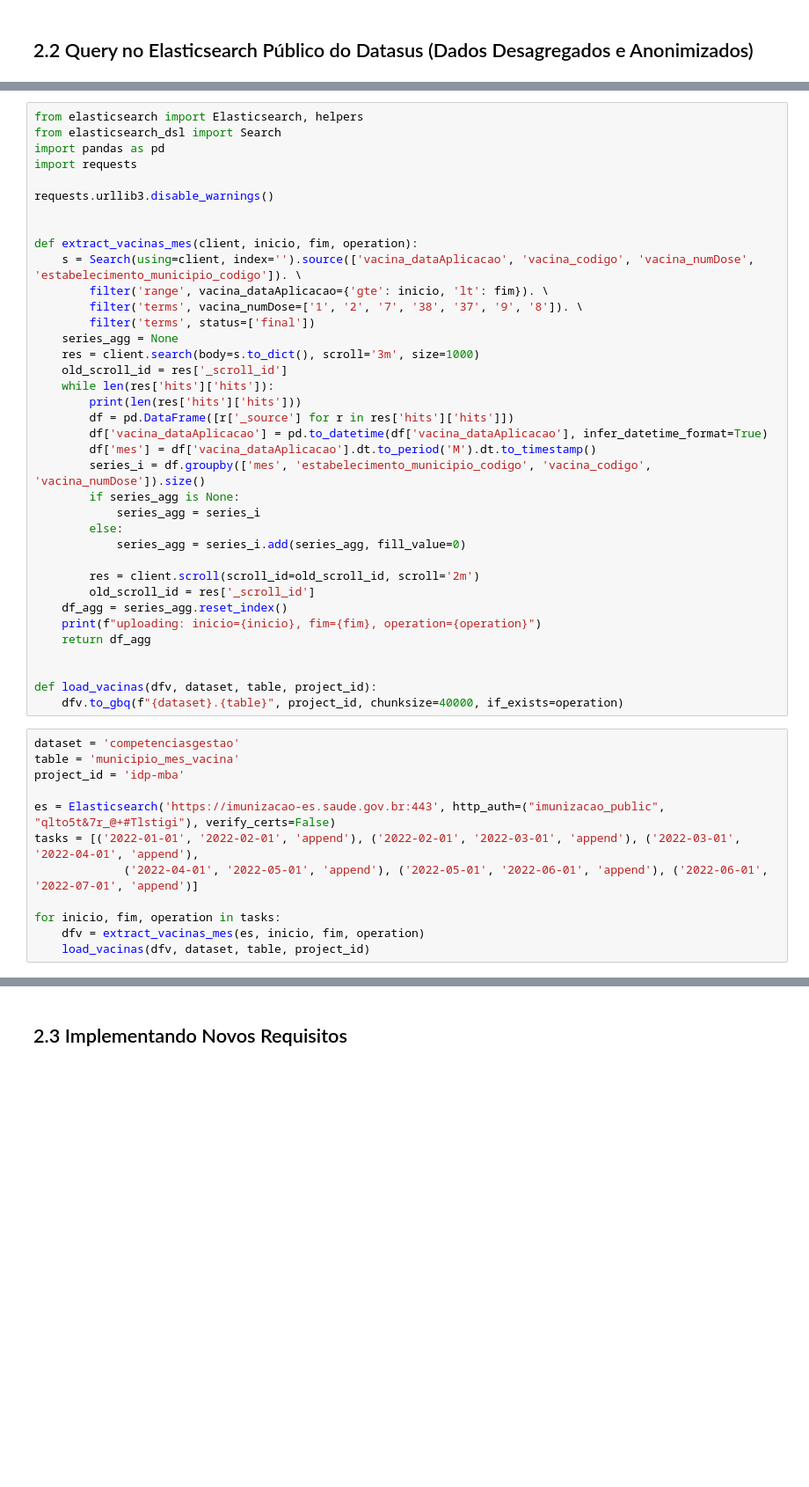
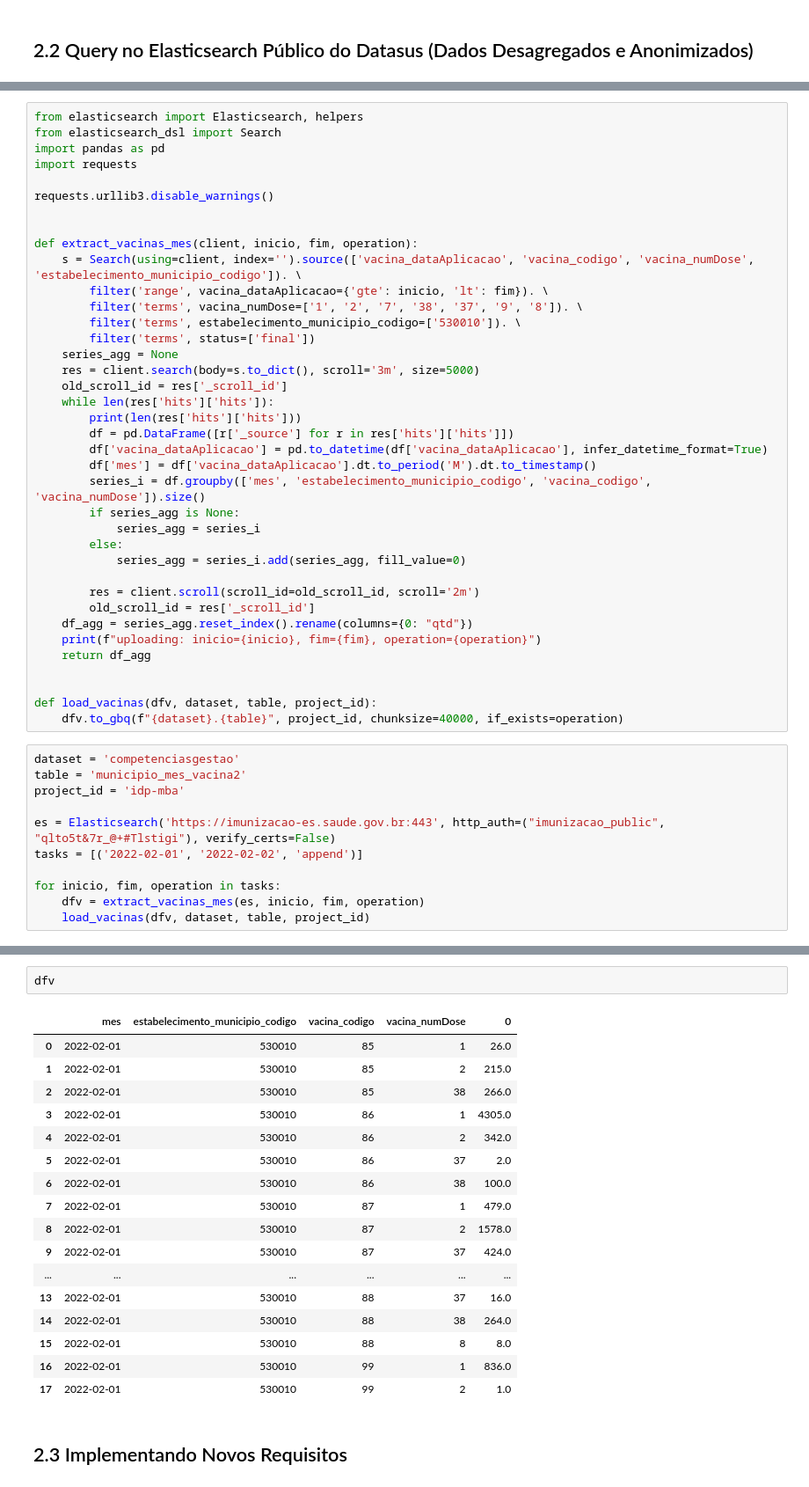
Before and after one commit to alexlopespereira/idp_competenciasdegestao, a Jupyter notebook: Notebooks/Aula2_VacinacaoCOVID19.ipynb, the cells around one changed output, grey strips where cells are left out. Shown at 88% size. Cells and saved outputs as stored; diff of their text form; blank space fills up the shorter version.

```diff
--- a/Notebooks/Aula2_VacinacaoCOVID19.ipynb
+++ b/Notebooks/Aula2_VacinacaoCOVID19.ipynb
@@ -111,9 +103,10 @@ def extract_vacinas_mes(client, inicio, fim, operation):
     s = Search(using=client, index='').source(['vacina_dataAplicacao', 'vacina_codigo', 'vacina_numDose', 'estabelecimento_municipio_codigo']). \
         filter('range', vacina_dataAplicacao={'gte': inicio, 'lt': fim}). \
         filter('terms', vacina_numDose=['1', '2', '7', '38', '37', '9', '8']). \
+        filter('terms', estabelecimento_municipio_codigo=['530010']). \
         filter('terms', status=['final'])
     series_agg = None
-    res = client.search(body=s.to_dict(), scroll='3m', size=1000)
+    res = client.search(body=s.to_dict(), scroll='3m', size=5000)
     old_scroll_id = res['_scroll_id']
     while len(res['hits']['hits']):
         print(len(res['hits']['hits']))
@@ -128,7 +121,7 @@ def extract_vacinas_mes(client, inicio, fim, operation):
 
         res = client.scroll(scroll_id=old_scroll_id, scroll='2m')
         old_scroll_id = res['_scroll_id']
-    df_agg = series_agg.reset_index()
+    df_agg = series_agg.reset_index().rename(columns={0: "qtd"})
     print(f"uploading: inicio={inicio}, fim={fim}, operation={operation}")
     return df_agg
 
@@ -137,12 +130,11 @@ def load_vacinas(dfv, dataset, table, project_id):
     dfv.to_gbq(f"{dataset}.{table}", project_id, chunksize=40000, if_exists=operation)
 # %%
 dataset = 'competenciasgestao'
-table = 'municipio_mes_vacina'
+table = 'municipio_mes_vacina2'
 project_id = 'idp-mba'
 
 es = Elasticsearch('https://imunizacao-es.saude.gov.br:443', http_auth=("imunizacao_public", "qlto5t&7r_@+#Tlstigi"), verify_certs=False)
-tasks = [('2022-01-01', '2022-02-01', 'append'), ('2022-02-01', '2022-03-01', 'append'), ('2022-03-01', '2022-04-01', 'append'),
-             ('2022-04-01', '2022-05-01', 'append'), ('2022-05-01', '2022-06-01', 'append'), ('2022-06-01', '2022-07-01', 'append')]
+tasks = [('2022-02-01', '2022-02-02', 'append')]
 
 for inicio, fim, operation in tasks:
     dfv = extract_vacinas_mes(es, inicio, fim, operation)
@@ -150,3 +148,23 @@ for inicio, fim, operation in tasks:
+# %%
+dfv
+# %% [output]
+|  | mes | estabelecimento_municipio_codigo | vacina_codigo | vacina_numDose | 0 |
+| 0 | 2022-02-01 | 530010 | 85 | 1 | 26.0 |
+| 1 | 2022-02-01 | 530010 | 85 | 2 | 215.0 |
+| 2 | 2022-02-01 | 530010 | 85 | 38 | 266.0 |
+| 3 | 2022-02-01 | 530010 | 86 | 1 | 4305.0 |
+| 4 | 2022-02-01 | 530010 | 86 | 2 | 342.0 |
+| 5 | 2022-02-01 | 530010 | 86 | 37 | 2.0 |
+| 6 | 2022-02-01 | 530010 | 86 | 38 | 100.0 |
+| 7 | 2022-02-01 | 530010 | 87 | 1 | 479.0 |
+| 8 | 2022-02-01 | 530010 | 87 | 2 | 1578.0 |
+| 9 | 2022-02-01 | 530010 | 87 | 37 | 424.0 |
+| ... | ... | ... | ... | ... | ... |
+| 13 | 2022-02-01 | 530010 | 88 | 37 | 16.0 |
+| 14 | 2022-02-01 | 530010 | 88 | 38 | 264.0 |
+| 15 | 2022-02-01 | 530010 | 88 | 8 | 8.0 |
+| 16 | 2022-02-01 | 530010 | 99 | 1 | 836.0 |
+| 17 | 2022-02-01 | 530010 | 99 | 2 | 1.0 |
 # %% [markdown]
 ## 2.3 Implementando Novos Requisitos
 # %% [markdown]
```
Also changed, not shown: parts of 4 cells of this notebook.
